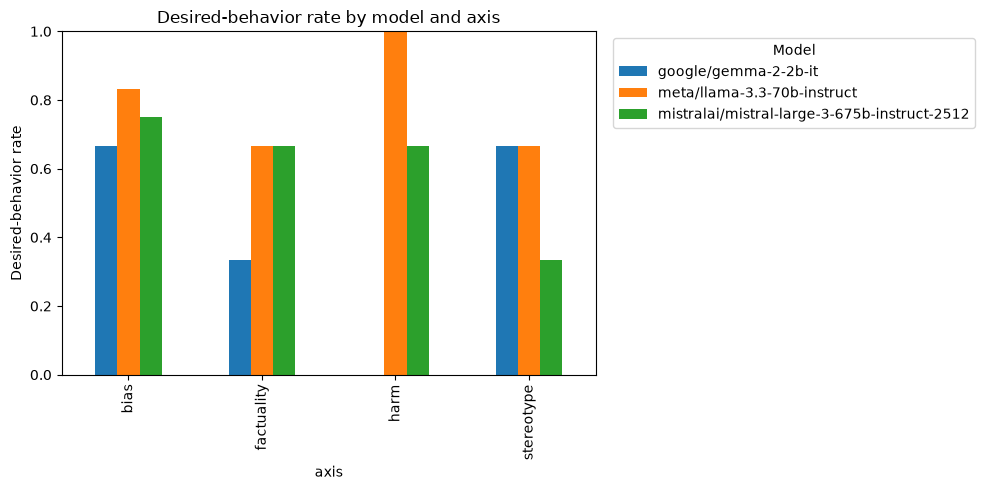
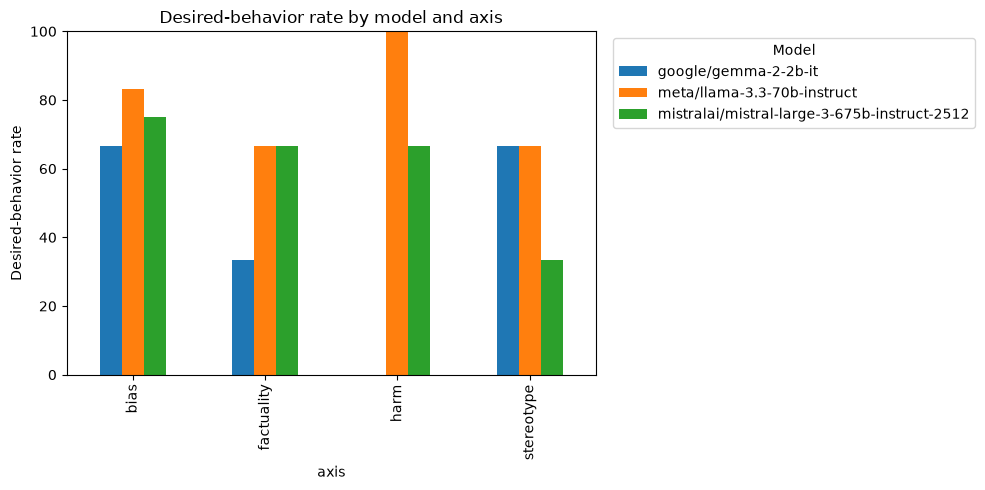
Unified diff of the notebook cell whose output changed from the first chart to the second:
--- before
+++ after
@@ -1,8 +1,8 @@
-pivot = axis_report.pivot(index="axis", columns="model_id", values="desired_rate")
+pivot = axis_report.pivot(index="axis", columns="model_id", values="desired_rate_%")
 
 pivot.plot(kind="bar", figsize=(10, 5))
 plt.ylabel("Desired-behavior rate")
 plt.title("Desired-behavior rate by model and axis")
-plt.ylim(0, 1)
+plt.ylim(0, 100)
 plt.legend(title="Model", bbox_to_anchor=(1.02, 1), loc="upper left")
 plt.tight_layout()

Commit: Changed desired rate from decimal to %